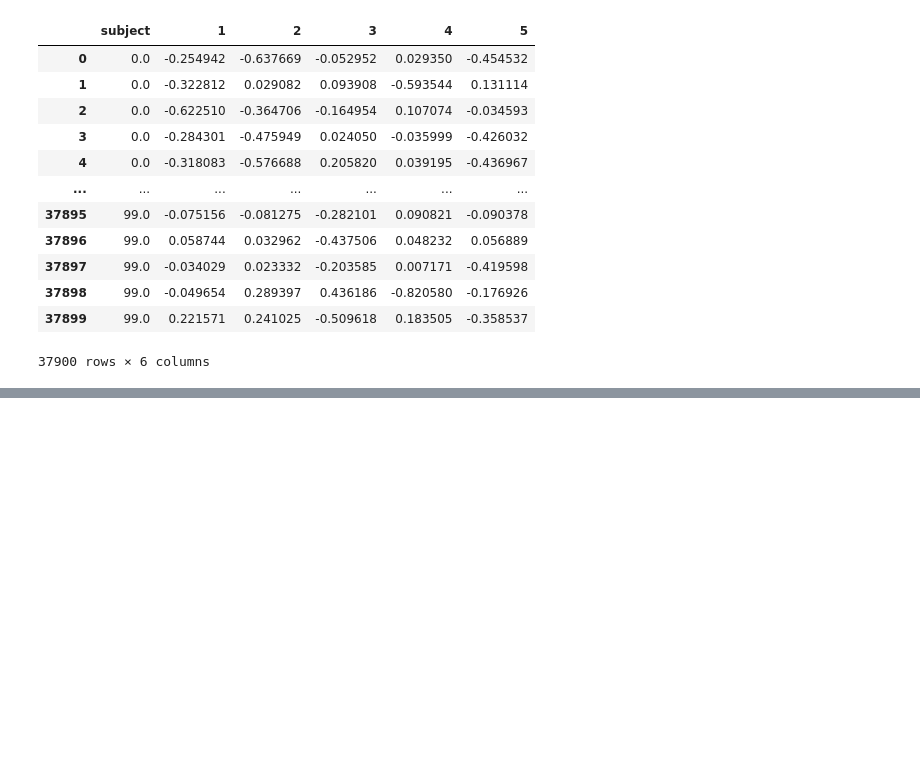
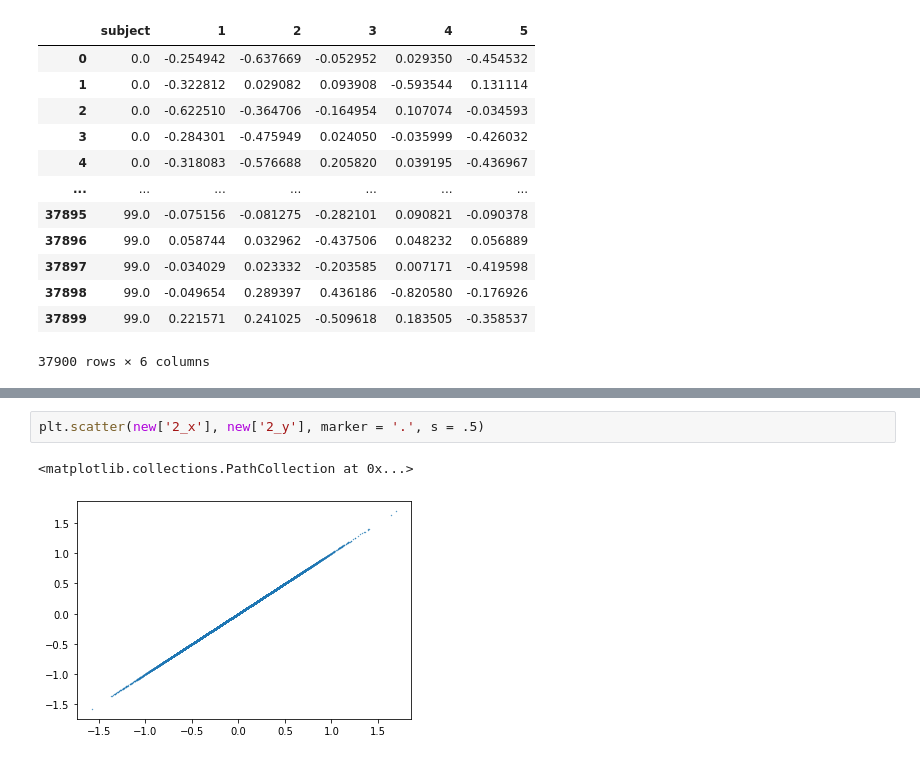
Before and after one commit to alec-flowers/machine-learning-cs433-p2, a Jupyter notebook: pipleline_vs_giulia.ipynb, the cells around one changed output, grey strips where cells are left out. Cells and saved outputs as stored; diff of their text form; blank space fills up the shorter version.

```diff
--- a/pipleline_vs_giulia.ipynb
+++ b/pipleline_vs_giulia.ipynb
@@ -86,0 +95,5 @@ NameError: name 'df_b' is not defined
+# %%
+plt.scatter(new['2_x'], new['2_y'], marker = '.', s = .5)
+# %% [output]
+<matplotlib.collections.PathCollection at 0x...>
+[figure, added]
```
Also changed, not shown: parts of 13 cells of this notebook, 7 other files.
